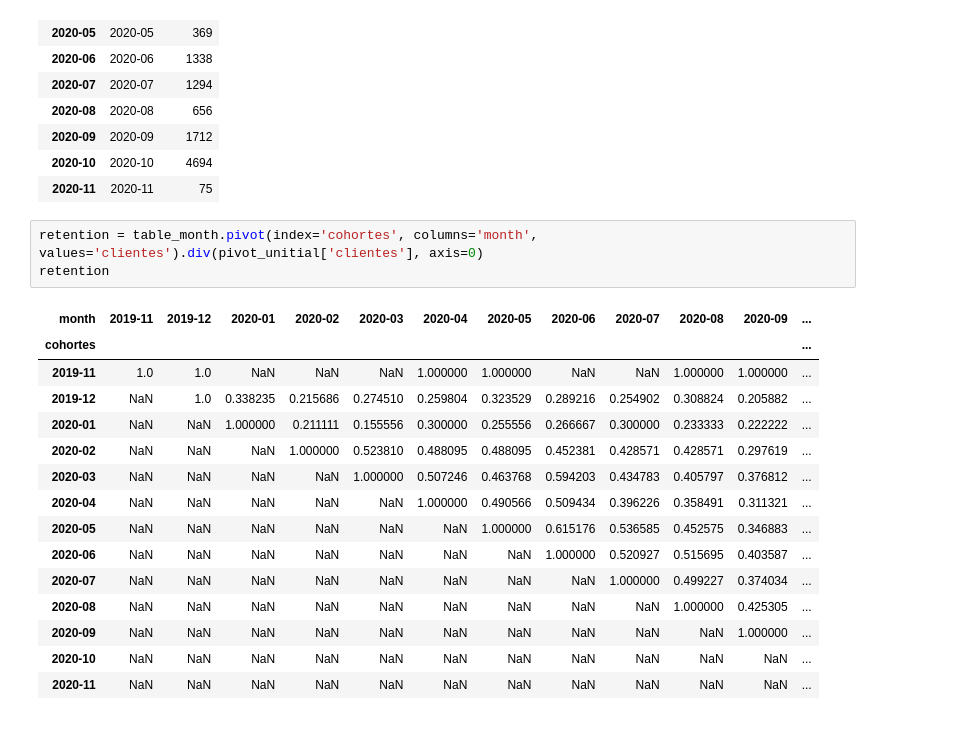
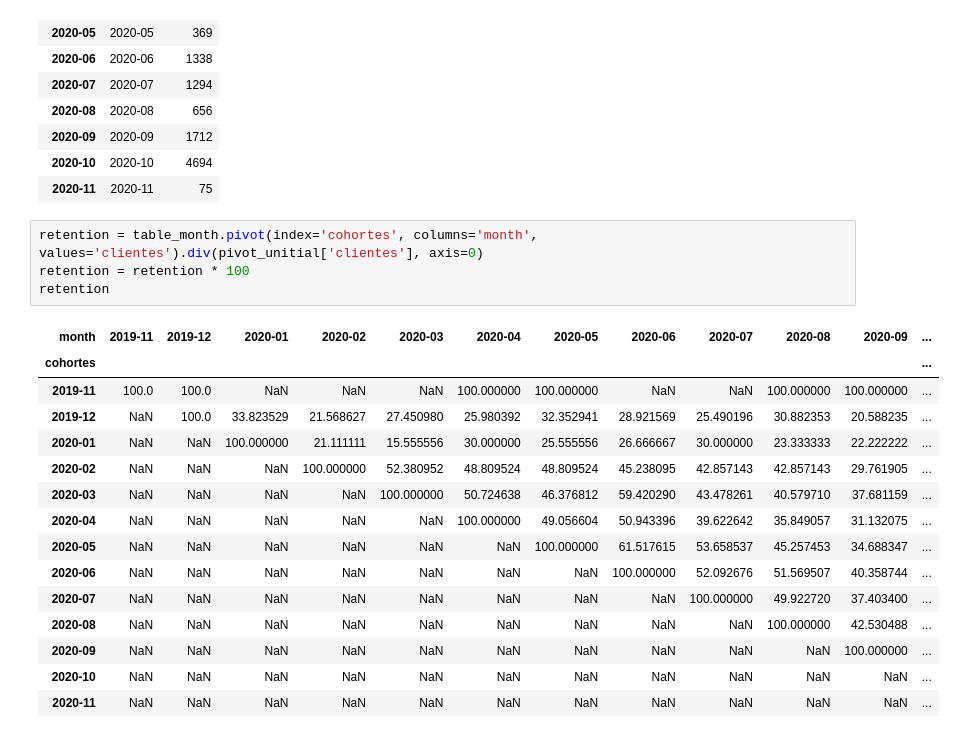
Before and after one commit to ivanseldas/microcredit-churn-classifier, a Jupyter notebook: new_main.ipynb, the cells around one changed output. Cells and saved outputs as stored; diff of their text form.

```diff
--- a/new_main.ipynb
+++ b/new_main.ipynb
@@ -97,20 +99,21 @@ pivot_unitial
 | 2020-11 | 2020-11 | 75 |
 # %%
 retention = table_month.pivot(index='cohortes', columns='month', values='clientes').div(pivot_unitial['clientes'], axis=0)
+retention = retention * 100
 retention
 # %% [output]
 | month | 2019-11 | 2019-12 | 2020-01 | 2020-02 | 2020-03 | 2020-04 | 2020-05 | 2020-06 | 2020-07 | 2020-08 | 2020-09 | ... |
 | cohortes |  |  |  |  |  |  |  |  |  |  |  | ... |
-| 2019-11 | 1.0 | 1.0 | NaN | NaN | NaN | 1.000000 | 1.000000 | NaN | NaN | 1.000000 | 1.000000 | ... |
-| 2019-12 | NaN | 1.0 | 0.338235 | 0.215686 | 0.274510 | 0.259804 | 0.323529 | 0.289216 | 0.254902 | 0.308824 | 0.205882 | ... |
-| 2020-01 | NaN | NaN | 1.000000 | 0.211111 | 0.155556 | 0.300000 | 0.255556 | 0.266667 | 0.300000 | 0.233333 | 0.222222 | ... |
-| 2020-02 | NaN | NaN | NaN | 1.000000 | 0.523810 | 0.488095 | 0.488095 | 0.452381 | 0.428571 | 0.428571 | 0.297619 | ... |
-| 2020-03 | NaN | NaN | NaN | NaN | 1.000000 | 0.507246 | 0.463768 | 0.594203 | 0.434783 | 0.405797 | 0.376812 | ... |
-| 2020-04 | NaN | NaN | NaN | NaN | NaN | 1.000000 | 0.490566 | 0.509434 | 0.396226 | 0.358491 | 0.311321 | ... |
-| 2020-05 | NaN | NaN | NaN | NaN | NaN | NaN | 1.000000 | 0.615176 | 0.536585 | 0.452575 | 0.346883 | ... |
-| 2020-06 | NaN | NaN | NaN | NaN | NaN | NaN | NaN | 1.000000 | 0.520927 | 0.515695 | 0.403587 | ... |
-| 2020-07 | NaN | NaN | NaN | NaN | NaN | NaN | NaN | NaN | 1.000000 | 0.499227 | 0.374034 | ... |
-| 2020-08 | NaN | NaN | NaN | NaN | NaN | NaN | NaN | NaN | NaN | 1.000000 | 0.425305 | ... |
-| 2020-09 | NaN | NaN | NaN | NaN | NaN | NaN | NaN | NaN | NaN | NaN | 1.000000 | ... |
+| 2019-11 | 100.0 | 100.0 | NaN | NaN | NaN | 100.000000 | 100.000000 | NaN | NaN | 100.000000 | 100.000000 | ... |
+| 2019-12 | NaN | 100.0 | 33.823529 | 21.568627 | 27.450980 | 25.980392 | 32.352941 | 28.921569 | 25.490196 | 30.882353 | 20.588235 | ... |
+| 2020-01 | NaN | NaN | 100.000000 | 21.111111 | 15.555556 | 30.000000 | 25.555556 | 26.666667 | 30.000000 | 23.333333 | 22.222222 | ... |
+| 2020-02 | NaN | NaN | NaN | 100.000000 | 52.380952 | 48.809524 | 48.809524 | 45.238095 | 42.857143 | 42.857143 | 29.761905 | ... |
+| 2020-03 | NaN | NaN | NaN | NaN | 100.000000 | 50.724638 | 46.376812 | 59.420290 | 43.478261 | 40.579710 | 37.681159 | ... |
+| 2020-04 | NaN | NaN | NaN | NaN | NaN | 100.000000 | 49.056604 | 50.943396 | 39.622642 | 35.849057 | 31.132075 | ... |
+| 2020-05 | NaN | NaN | NaN | NaN | NaN | NaN | 100.000000 | 61.517615 | 53.658537 | 45.257453 | 34.688347 | ... |
+| 2020-06 | NaN | NaN | NaN | NaN | NaN | NaN | NaN | 100.000000 | 52.092676 | 51.569507 | 40.358744 | ... |
+| 2020-07 | NaN | NaN | NaN | NaN | NaN | NaN | NaN | NaN | 100.000000 | 49.922720 | 37.403400 | ... |
+| 2020-08 | NaN | NaN | NaN | NaN | NaN | NaN | NaN | NaN | NaN | 100.000000 | 42.530488 | ... |
+| 2020-09 | NaN | NaN | NaN | NaN | NaN | NaN | NaN | NaN | NaN | NaN | 100.000000 | ... |
 | 2020-10 | NaN | NaN | NaN | NaN | NaN | NaN | NaN | NaN | NaN | NaN | NaN | ... |
 | 2020-11 | NaN | NaN | NaN | NaN | NaN | NaN | NaN | NaN | NaN | NaN | NaN | ... |
```
Also changed, not shown: parts of 13 cells of this notebook.
